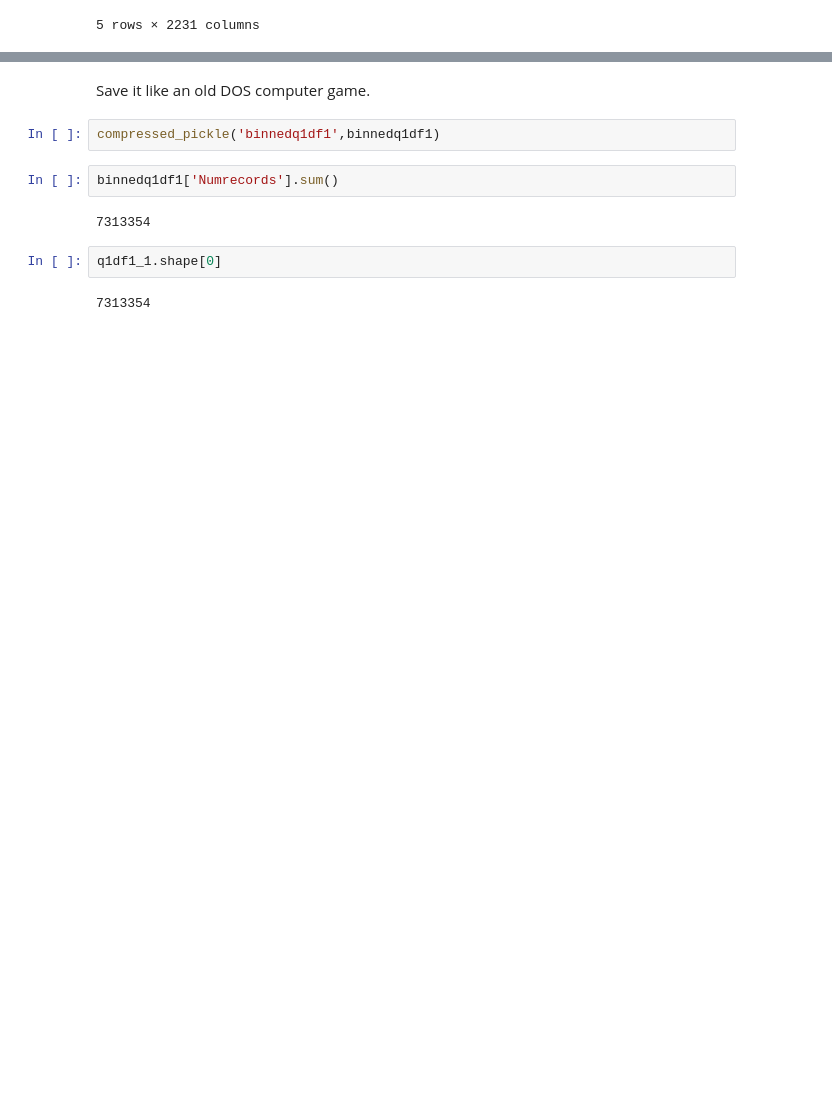
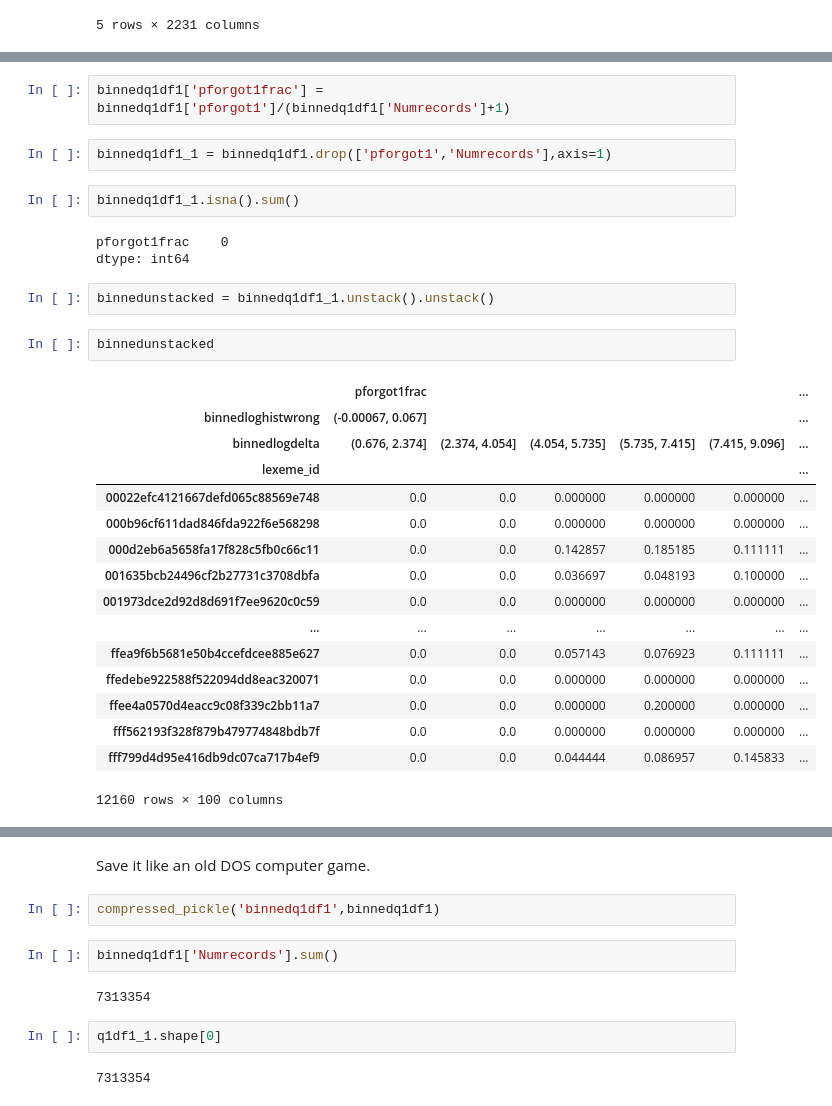
Before and after one commit to rts1988/Duolingo_spaced_repetition, a Jupyter notebook: Duolingo_q1_lexeme_featureselection.ipynb, the cells around one changed output, grey strips where cells are left out. Cells and saved outputs as stored; diff of their text form; blank space fills up the shorter version.

```diff
--- a/Duolingo_q1_lexeme_featureselection.ipynb
+++ b/Duolingo_q1_lexeme_featureselection.ipynb
@@ -189,0 +201,30 @@ KeyError: ignored
+# %%
+binnedq1df1['pforgot1frac'] = binnedq1df1['pforgot1']/(binnedq1df1['Numrecords']+1)
+# %%
+binnedq1df1_1 = binnedq1df1.drop(['pforgot1','Numrecords'],axis=1)
+# %%
+binnedq1df1_1.isna().sum()
+# %% [output]
+pforgot1frac    0
+dtype: int64
+# %%
+binnedunstacked = binnedq1df1_1.unstack().unstack()
+# %%
+binnedunstacked
+# %% [output]
+|  | pforgot1frac |  |  |  |  | ... |
+| binnedloghistwrong | (-0.00067, 0.067] |  |  |  |  | ... |
+| binnedlogdelta | (0.676, 2.374] | (2.374, 4.054] | (4.054, 5.735] | (5.735, 7.415] | (7.415, 9.096] | ... |
+| lexeme_id |  |  |  |  |  | ... |
+| 00022efc4121667defd065c88569e748 | 0.0 | 0.0 | 0.000000 | 0.000000 | 0.000000 | ... |
+| 000b96cf611dad846fda922f6e568298 | 0.0 | 0.0 | 0.000000 | 0.000000 | 0.000000 | ... |
+| 000d2eb6a5658fa17f828c5fb0c66c11 | 0.0 | 0.0 | 0.142857 | 0.185185 | 0.111111 | ... |
+| 001635bcb24496cf2b27731c3708dbfa | 0.0 | 0.0 | 0.036697 | 0.048193 | 0.100000 | ... |
+| 001973dce2d92d8d691f7ee9620c0c59 | 0.0 | 0.0 | 0.000000 | 0.000000 | 0.000000 | ... |
+| ... | ... | ... | ... | ... | ... | ... |
+| ffea9f6b5681e50b4ccefdcee885e627 | 0.0 | 0.0 | 0.057143 | 0.076923 | 0.111111 | ... |
+| ffedebe922588f522094dd8eac320071 | 0.0 | 0.0 | 0.000000 | 0.000000 | 0.000000 | ... |
+| ffee4a0570d4eacc9c08f339c2bb11a7 | 0.0 | 0.0 | 0.000000 | 0.200000 | 0.000000 | ... |
+| fff562193f328f879b479774848bdb7f | 0.0 | 0.0 | 0.000000 | 0.000000 | 0.000000 | ... |
+| fff799d4d95e416db9dc07ca717b4ef9 | 0.0 | 0.0 | 0.044444 | 0.086957 | 0.145833 | ... |
+12160 rows × 100 columns
```
Also changed, not shown: parts of 27 cells of this notebook.
